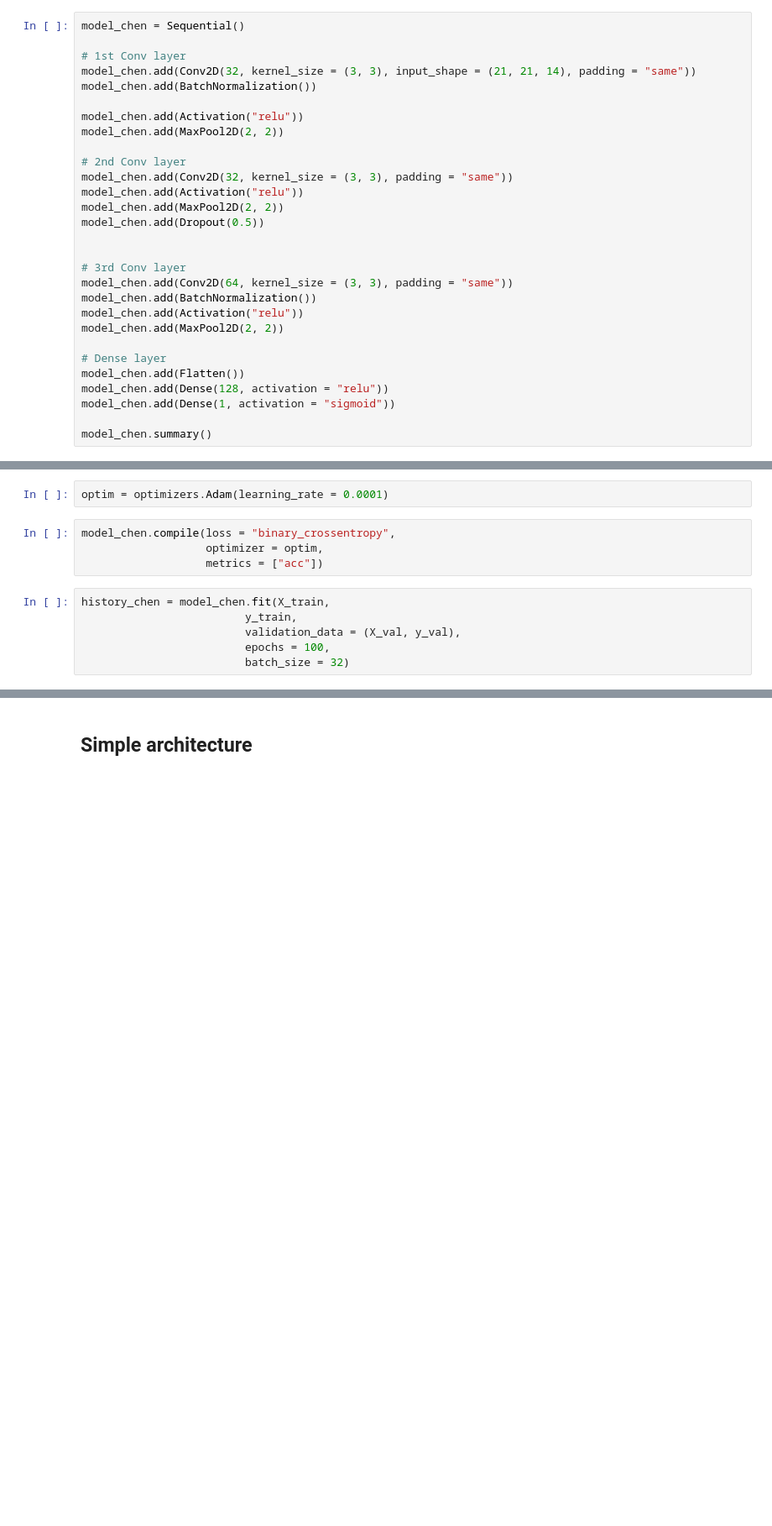
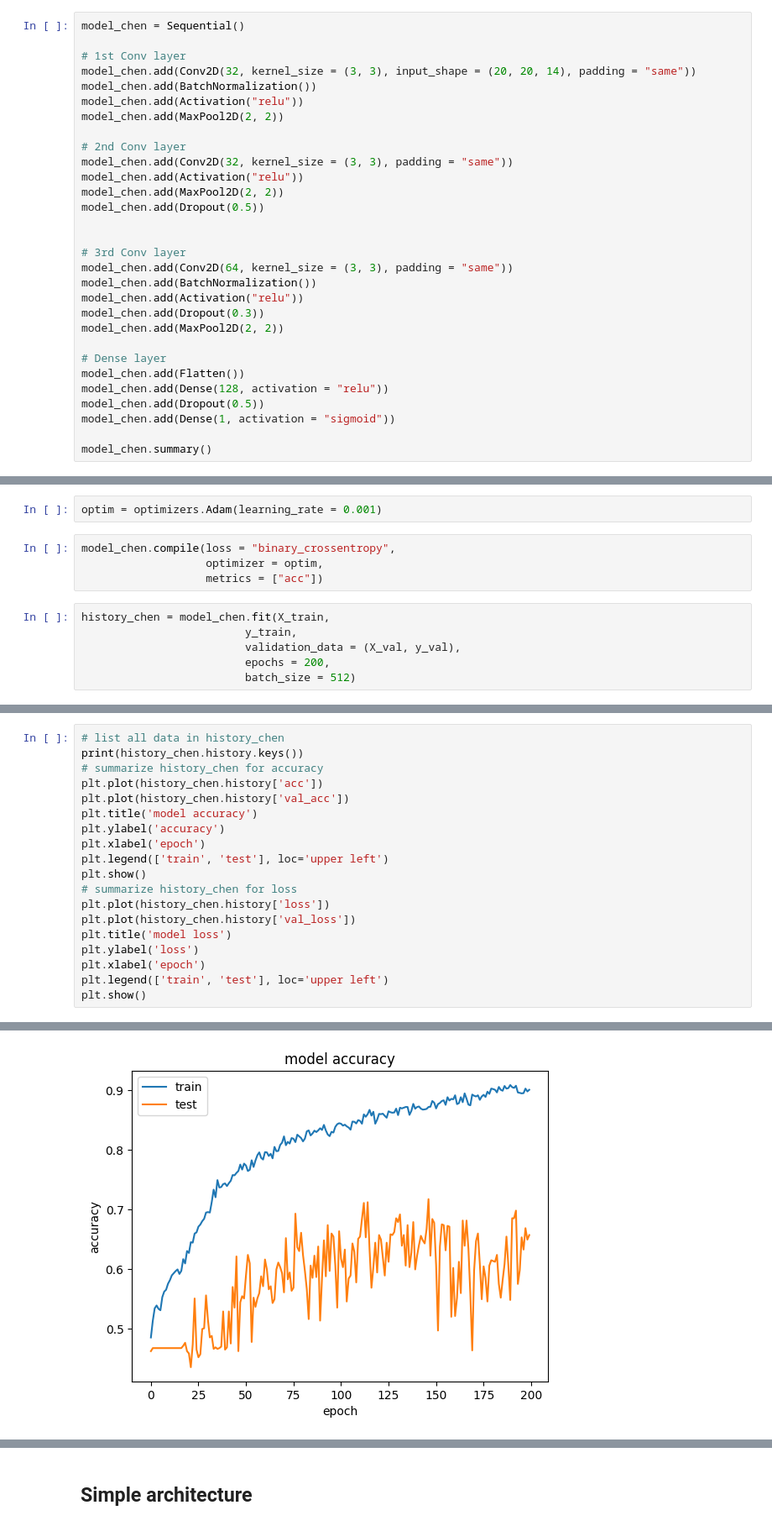
Before and after one commit to erickfama/rs_leaks, a Jupyter notebook: src/cnn_leaks.ipynb, the cells around one changed output, grey strips where cells are left out. Shown at 84% size. Cells and saved outputs as stored; diff of their text form; blank space fills up the shorter version.

```diff
--- a/src/cnn_leaks.ipynb
+++ b/src/cnn_leaks.ipynb
@@ -301,9 +267,8 @@ Based on the paper Chen et al. (2020). Augmenting a deep-learning algorithm with
 model_chen = Sequential()
 
 # 1st Conv layer
-model_chen.add(Conv2D(32, kernel_size = (3, 3), input_shape = (21, 21, 14), padding = "same"))
+model_chen.add(Conv2D(32, kernel_size = (3, 3), input_shape = (20, 20, 14), padding = "same"))
 model_chen.add(BatchNormalization())
-
 model_chen.add(Activation("relu"))
 model_chen.add(MaxPool2D(2, 2))
 
@@ -318,11 +283,13 @@ model_chen.add(Dropout(0.5))
 model_chen.add(Conv2D(64, kernel_size = (3, 3), padding = "same"))
 model_chen.add(BatchNormalization())
 model_chen.add(Activation("relu"))
+model_chen.add(Dropout(0.3))
 model_chen.add(MaxPool2D(2, 2))
 
 # Dense layer
 model_chen.add(Flatten())
 model_chen.add(Dense(128, activation = "relu"))
+model_chen.add(Dropout(0.5))
 model_chen.add(Dense(1, activation = "sigmoid"))
 
 model_chen.summary()
@@ -345,7 +312,7 @@ Trainable params: 65,025
 Non-trainable params: 192
 _________________________________________________________________
 # %%
-optim = optimizers.Adam(learning_rate = 0.0001)
+optim = optimizers.Adam(learning_rate = 0.001)
 # %%
 model_chen.compile(loss = "binary_crossentropy",
                    optimizer = optim,
@@ -354,6 +321,6 @@ model_chen.compile(loss = "binary_crossentropy",
 history_chen = model_chen.fit(X_train,
                          y_train,
                          validation_data = (X_val, y_val),
-                         epochs = 100,
-                         batch_size = 32)
+                         epochs = 200,
+                         batch_size = 512)
 # %% [output]
@@ -376,0 +344,20 @@ Epoch 100/100
+# %%
+# list all data in history_chen
+print(history_chen.history.keys())
+# summarize history_chen for accuracy
+plt.plot(history_chen.history['acc'])
+plt.plot(history_chen.history['val_acc'])
+plt.title('model accuracy')
+plt.ylabel('accuracy')
+plt.xlabel('epoch')
+plt.legend(['train', 'test'], loc='upper left')
+plt.show()
+# summarize history_chen for loss
+plt.plot(history_chen.history['loss'])
+plt.plot(history_chen.history['val_loss'])
+plt.title('model loss')
+plt.ylabel('loss')
+plt.xlabel('epoch')
+plt.legend(['train', 'test'], loc='upper left')
+plt.show()
+# %% [output]
@@ -376,0 +365 @@ Epoch 100/100
+[figure, added]
```
Also changed, not shown: parts of 50 cells of this notebook.
